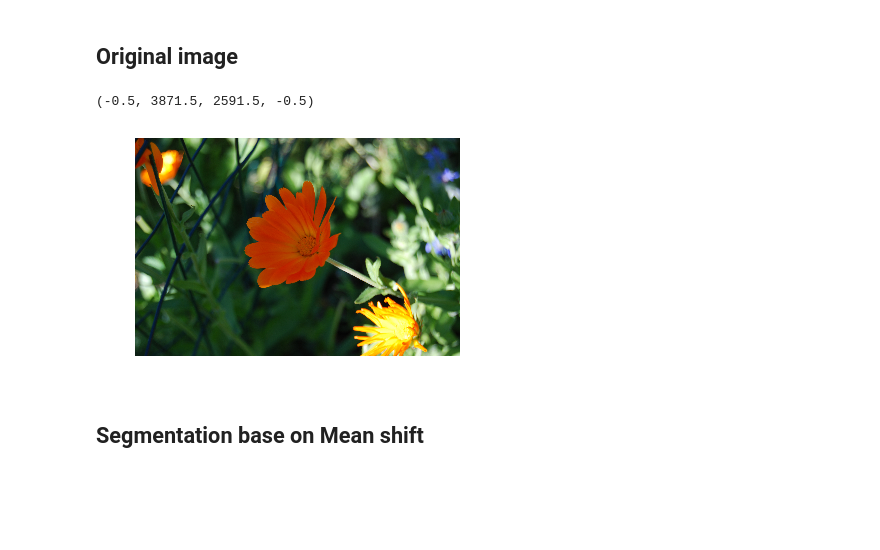
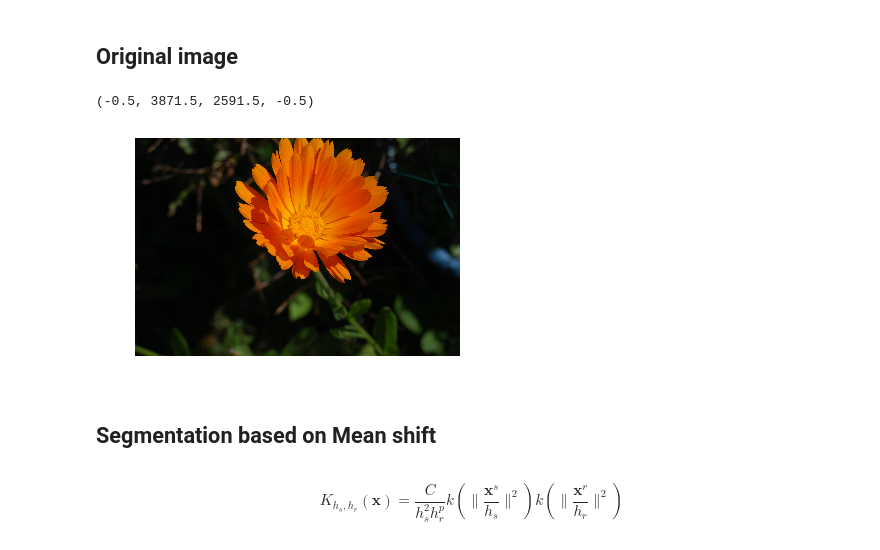
Before and after one commit to jianwu21/Advance-Topic-in-Image-Analysis, a Jupyter notebook: Assignment 1/Segmentation.ipynb, the cells around one changed output. Saved outputs shown, nothing was run; the diff lists cells and outputs as text; code cells hidden in the pictures; blank space fills up the shorter version.

Commit message:
mean-shift func

```diff
--- a/Assignment 1/Segmentation.ipynb
+++ b/Assignment 1/Segmentation.ipynb
@@ -11,12 +14,14 @@ from matplotlib import pyplot as plt
 Original image
 ----------------
 # %%
-im = plt.imread('data/DSC_0066.JPG')
-plt.imshow(im)
+img = plt.imread('data/DSC_0055.JPG')
+plt.imshow(img)
 plt.axis('off')
 # %% [output]
 (-0.5, 3871.5, 2591.5, -0.5)
-[figure, old version]
+[figure, new version]
 # %% [markdown]
-Segmentation base on Mean shift
-----------------------------------
+Segmentation based on Mean shift
+-----------------------------------
+# %% [markdown]
+$$K_{h_s, h_r}(\mathbf{x}) = \frac{C}{{h^2_s} {h^p_r}}k(\|\frac{\mathbf{x}^s}{h_s}\|^2)k(\|\frac{\mathbf{x}^r}{h_r}\|^2)$$
```
Also changed, not shown: parts of 5 cells of this notebook.
